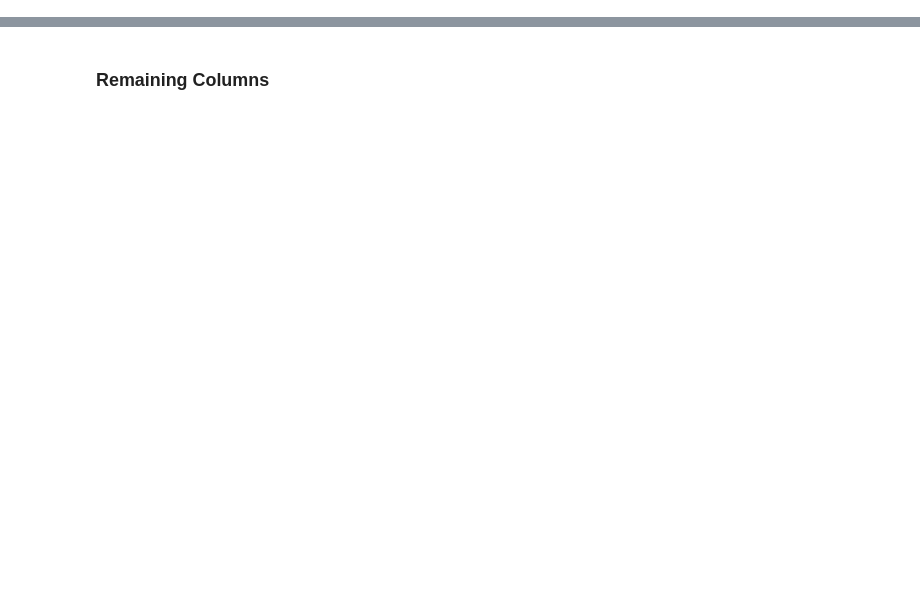
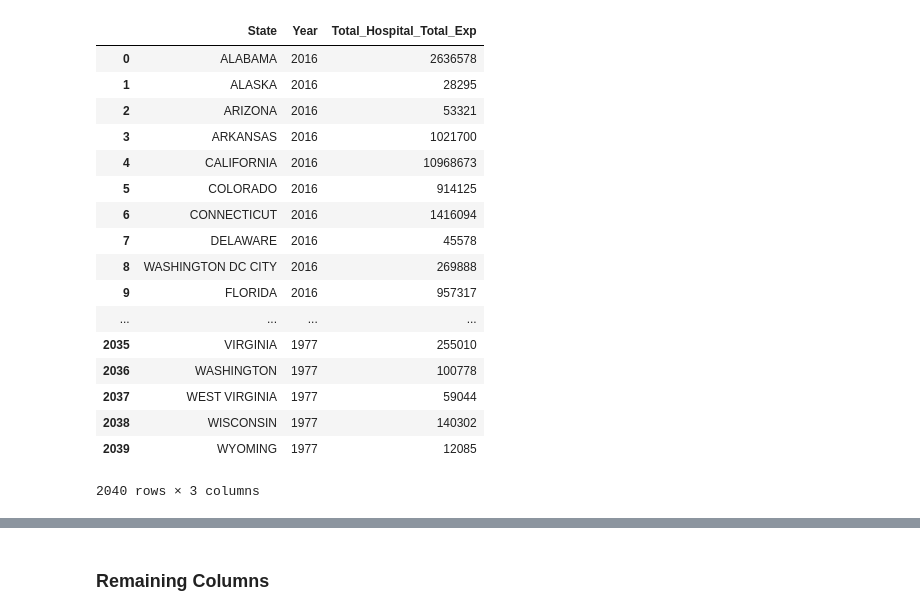
Before and after one commit to TruthTreeASD/ml, a Jupyter notebook: Analysis_StateData_2.ipynb, the cells around one changed output, grey strips where cells are left out. Drawn from its saved outputs; the diff is of its cells as text; code cells hidden in the pictures; blank space fills up the shorter version.

```diff
--- a/Analysis_StateData_2.ipynb
+++ b/Analysis_StateData_2.ipynb
@@ -51,0 +36,2 @@ data.head().T
+# %%
+data = data.fillna(0)
@@ -51,0 +62,14 @@ data.head().T
+# %%
+def missing_data(df):
+    missing_data = (~df.astype(bool)).sum().sort_values(ascending=False)
+    missing_data = missing_data[missing_data>0]
+
+    print('\033[4m \bNumber \b\033[0m of missing values per column:')
+    print(missing_data)
+    print()
+    print("\033[4m \bPercentage \b\033[0m of missing values per column:")
+    print(missing_data/len(df)*100)
+
+    return missing_data
+# %%
+missing = missing_data(data)
@@ -51,0 +96,5 @@ data.head().T
+# %%
+keys = missing[missing > 0.9*len(data)].keys().tolist()
+print(len(data.keys()), '->', end=' ')
+data = data.drop(columns=keys)
+print(len(data.keys()))
@@ -51,0 +226,21 @@ data.head().T
+# %%
+data[['State', 'Year', 'Total_Hospital_Total_Exp']]
+# %% [output]
+|  | State | Year | Total_Hospital_Total_Exp |
+| 0 | ALABAMA | 2016 | 2636578 |
+| 1 | ALASKA | 2016 | 28295 |
+| 2 | ARIZONA | 2016 | 53321 |
+| 3 | ARKANSAS | 2016 | 1021700 |
+| 4 | CALIFORNIA | 2016 | 10968673 |
+| 5 | COLORADO | 2016 | 914125 |
+| 6 | CONNECTICUT | 2016 | 1416094 |
+| 7 | DELAWARE | 2016 | 45578 |
+| 8 | WASHINGTON DC CITY | 2016 | 269888 |
+| 9 | FLORIDA | 2016 | 957317 |
+| ... | ... | ... | ... |
+| 2035 | VIRGINIA | 1977 | 255010 |
+| 2036 | WASHINGTON | 1977 | 100778 |
+| 2037 | WEST VIRGINIA | 1977 | 59044 |
+| 2038 | WISCONSIN | 1977 | 140302 |
+| 2039 | WYOMING | 1977 | 12085 |
+2040 rows × 3 columns
```
Also changed, not shown: parts of 74 cells of this notebook, 3 other files.
